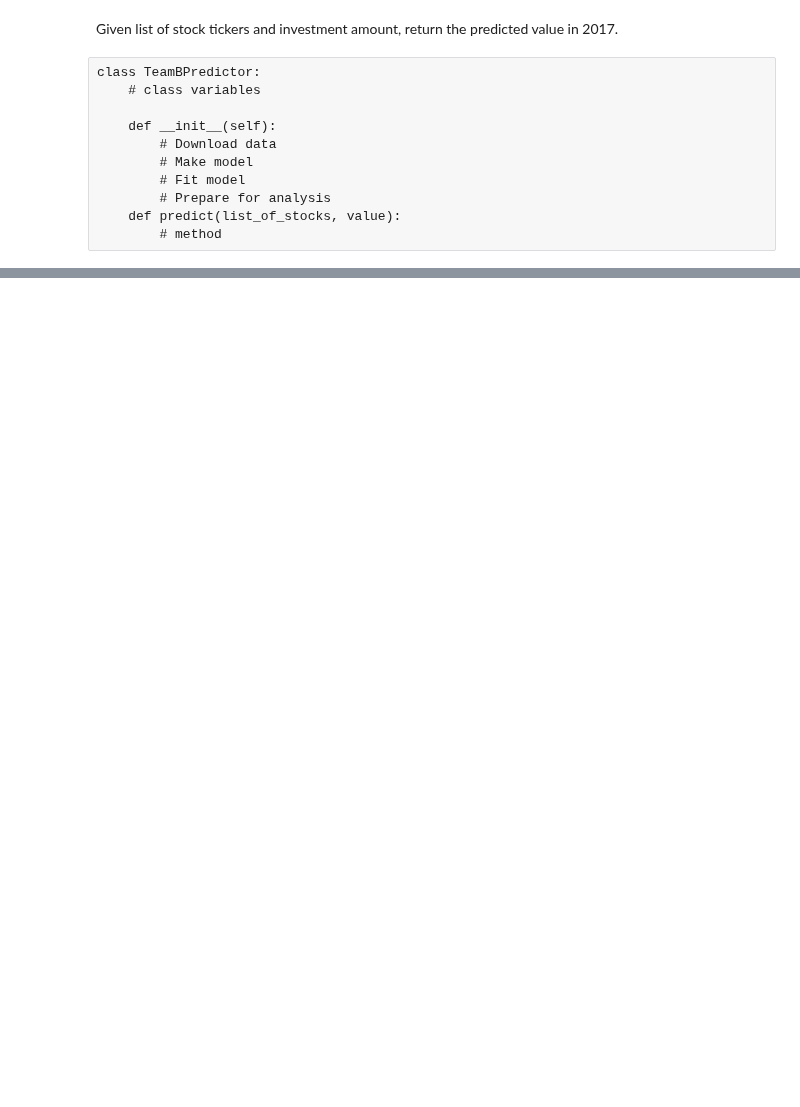
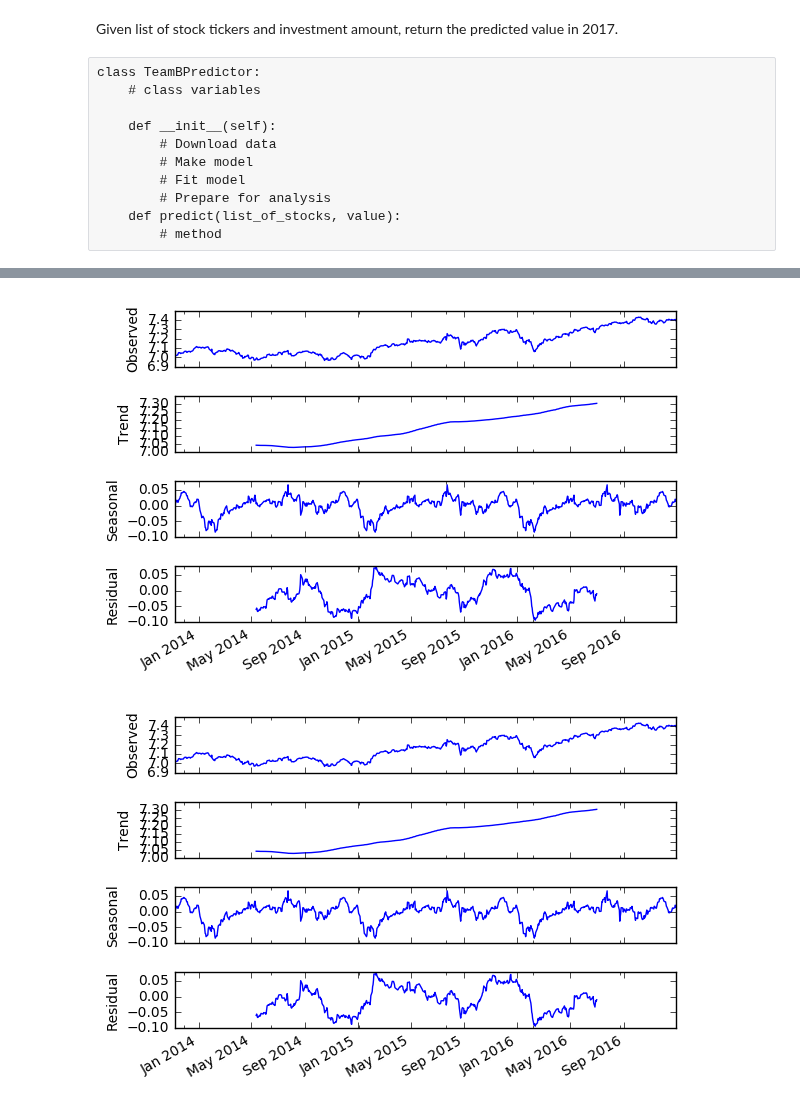
Before and after one commit to mohsseha/DSI-BOS-students, a Jupyter notebook: ntmitchell/week_9/collaboration -- stock predictor .ipynb, the cells around one changed output, grey strips where cells are left out. Saved outputs shown, nothing was run; the diff lists cells and outputs as text; code cells hidden in the pictures; blank space fills up the shorter version.

```diff
--- a/ntmitchell/week_9/collaboration -- stock predictor .ipynb
+++ b/ntmitchell/week_9/collaboration -- stock predictor .ipynb
@@ -25,0 +54,10 @@ for ticker in ticker_list:
+# %%
+import statsmodels.api as sm
+
+index_series.interpolate(inplace=True)
+
+res = sm.tsa.seasonal_decompose(index_series, freq = 252)
+res.plot()
+# %% [output]
+[figure, added]
+[figure, added]
```
Also changed, not shown: parts of 13 cells of this notebook, 6 other files.
